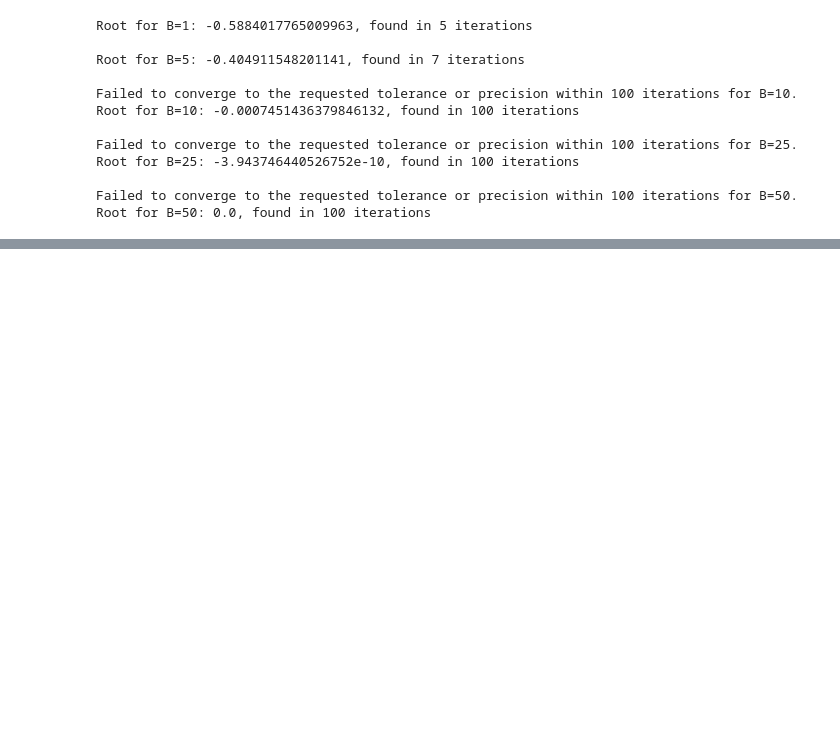
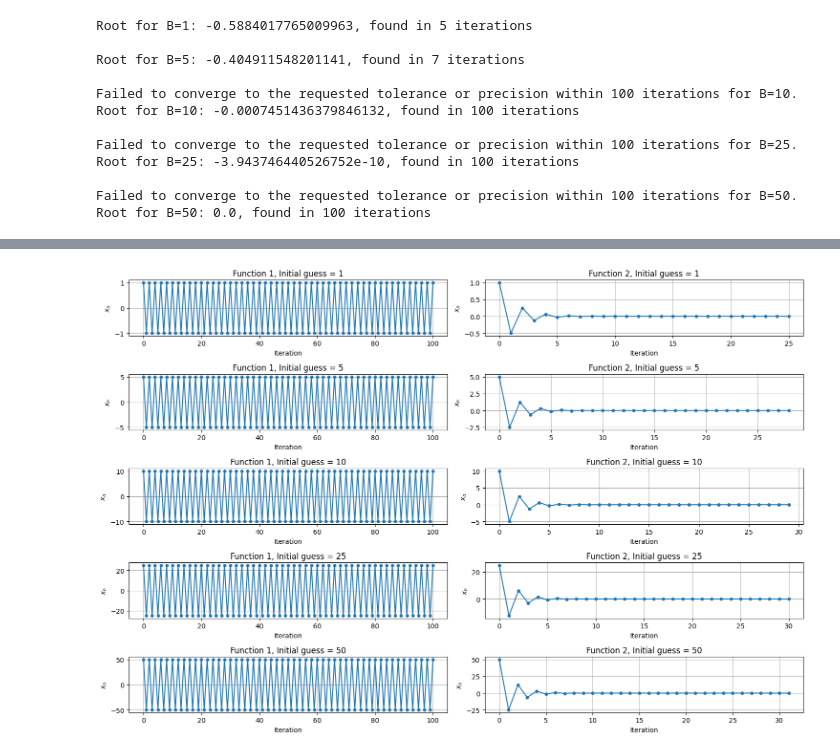
Before and after one commit to qqgjyx/MATH-302, a Jupyter notebook: 302 HW1.ipynb, the cells around one changed output, grey strips where cells are left out. Drawn from its saved outputs; the diff is of its cells as text; code cells hidden in the pictures; blank space fills up the shorter version.

```diff
--- a/302 HW1.ipynb
+++ b/302 HW1.ipynb
@@ -238,0 +310,11 @@ Failed to converge within 100 iterations for B=50.
+# %%
+#Problem 5
+f = lambda x, B: x + np.exp(-B * x ** 2) * np.cos(x)
+B_values = [1, 5, 10, 25, 50]
+
+# Apply Newton's method and print results along with iterations
+for B in B_values:
+    x0 = 0
+    x1 = -0.5
+    root = secant_method(lambda x: f(x, B), x0, x1)
+    print(f"  With B set to {B}, Root found using x0={x0}, x1={x1}: x ≈ {root}")
@@ -238,0 +329,82 @@ Failed to converge within 100 iterations for B=50.
+# %%
+def newton_method_with_trace(f, df, x0, tol=1e-5, max_iter=100):
+    """
+    Applies Newton's Method and tracks the progress of each iteration.
+
+    Returns:
+    - A list of x values showing the progression of the algorithm.
+    - The final approximation of the root, or None if not converged.
+    """
+    xn = x0
+    trace = [x0]  # Initialize the trace list with the initial guess
+
+    for n in range(max_iter):
+        fxn = f(xn)
+        dfxn = df(xn)
+        if abs(fxn) == 0:
+            return trace, xn
+        if dfxn == 0:
+            print("Zero derivative. No solution found.")
+            return trace, None
+        h = fxn / dfxn
+        xn_next = xn - h
+        trace.append(xn_next)  # Add the new guess to the trace
+
+        if abs(h) < tol and math.isclose(f(xn_next), 0, abs_tol=tol):
+            return trace, xn_next
+        xn = xn_next
+
+    print(f"Failed to converge within {max_iter} iterations.")
+    return trace, None
+
+# Function 1
+def f1(x):
+    if x >= 0:
+        return np.sqrt(x)
+    else:
+        return -np.sqrt(-x)
+
+# Function 2
+def f2(x):
+    if x >= 0:
+        return np.cbrt(x**2)
+    else:
+        return -np.cbrt(x**2)
+
+def derivative_f1(x):
+    if x > 0:
+        return 0.5 / np.sqrt(x)
+    elif x < 0:
+        return 0.5 / np.sqrt(-x)
+    else:
+        # Derivative does not exist at x = 0, but we can return a limit.
+        # Here, we'll return None to indicate it's undefined.
+        return None
+
+def derivative_f2(x):
+    if x > 0:
+        return (2/3) / np.cbrt(x)
+    elif x < 0:
+        return -(2/3) / np.cbrt(x)
+    else:
+        # Derivative does not exist at x = 0, but we can return a limit.
+        # Here, we'll return None to indicate it's undefined.
+        return None
+
+funcs = [[f1, derivative_f1], [f2, derivative_f2]]
+
+# Create a panel of plots
+plt.figure(figsize=(15, 10))
+for j, init in enumerate([1, 5, 10, 25, 50],0):
+    for i, func in enumerate(funcs, 1):
+        roots, _ = newton_method_with_trace(*func, init)
+        plt.subplot(5, 2, j*2 + i)
+        plt.plot(roots, marker='o', linestyle='-', markersize=4)
+        plt.title(f'Function {i}, Initial guess = {init}')
+        plt.xlabel('Iteration')
+        plt.ylabel('$x_n$')
+        plt.tight_layout()
+        plt.grid(True)
+
+plt.show()
+# %% [output]
@@ -238,0 +416 @@ Failed to converge within 100 iterations for B=50.
+[figure, added]
```
Also changed, not shown: parts of 14 cells of this notebook.
